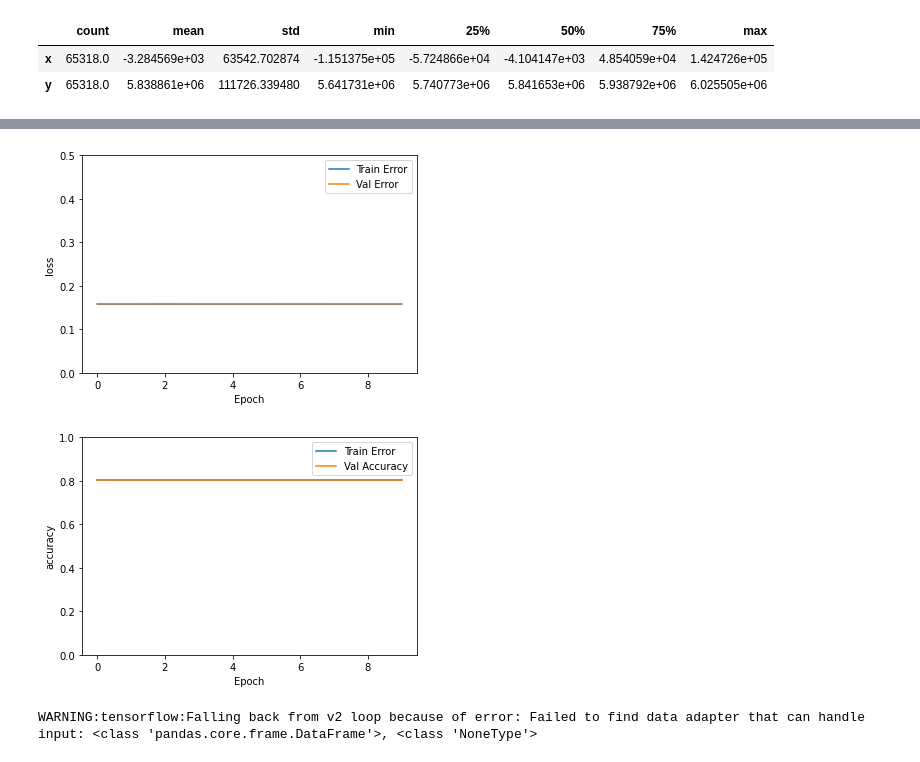
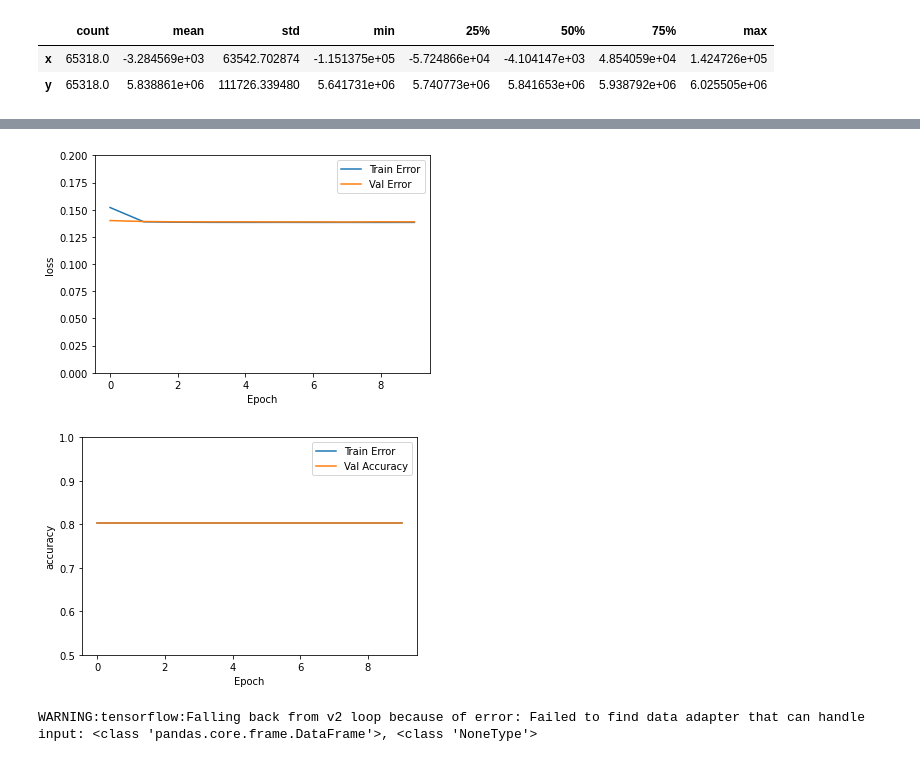
Before and after one commit to GLuarte/MLBI, a Jupyter notebook: Tarea_1_1_MLBI(3).ipynb, the cells around one changed output, grey strips where cells are left out. Saved outputs shown, nothing was run; the diff lists cells and outputs as text; code cells hidden in the pictures.

```diff
--- a/Tarea_1_1_MLBI(3).ipynb
+++ b/Tarea_1_1_MLBI(3).ipynb
@@ -274,7 +274,7 @@ def plot_history(history):
                label='Train Error')
     plt.plot(hist['epoch'], hist['val_mae'],
                label = 'Val Error')
-    plt.ylim([0,5])
+    plt.ylim([0,.8])
     plt.legend()
 
     plt.figure()
@@ -284,7 +284,7 @@ def plot_history(history):
                label='Train Error')
     plt.plot(hist['epoch'], hist['val_mse'],
               label = 'Val Error')
-    plt.ylim([0,20])
+    plt.ylim([0,.6])
     plt.legend()
     plt.show()
 
@@ -464,36 +456,36 @@ Epoch 10/10
 # %%
 def plot_history(history):
 
   hist = pd.DataFrame(history.history)
   hist['epoch'] = history.epoch
 
   plt.figure()
   plt.xlabel('Epoch')
   plt.ylabel('loss')
   plt.plot(hist['epoch'], hist['loss'],
                label='Train Error')
   plt.plot(hist['epoch'], hist['val_loss'],
                label = 'Val Error')
 
-  plt.ylim([0,.5])
+  plt.ylim([0,.2])
   plt.legend()
 
   plt.figure()
   plt.xlabel('Epoch')
   plt.ylabel('accuracy')
   plt.plot(hist['epoch'], hist['accuracy'],
                label='Train Error')
   plt.plot(hist['epoch'], hist['val_accuracy'],
               label = 'Val Accuracy')
 
-  plt.ylim([0,1])
+  plt.ylim([0.5,1])
   plt.legend()
   plt.show()
 
 plot_history(history)
 # %% [output]
-[figure, old version]
+[figure, new version]
-[figure, old version]
+[figure, new version]
 # %%
 test_predictions=model.predict(normed_test_data).flatten()
 # %% [output]
```
Also changed, not shown: parts of 15 cells of this notebook.
